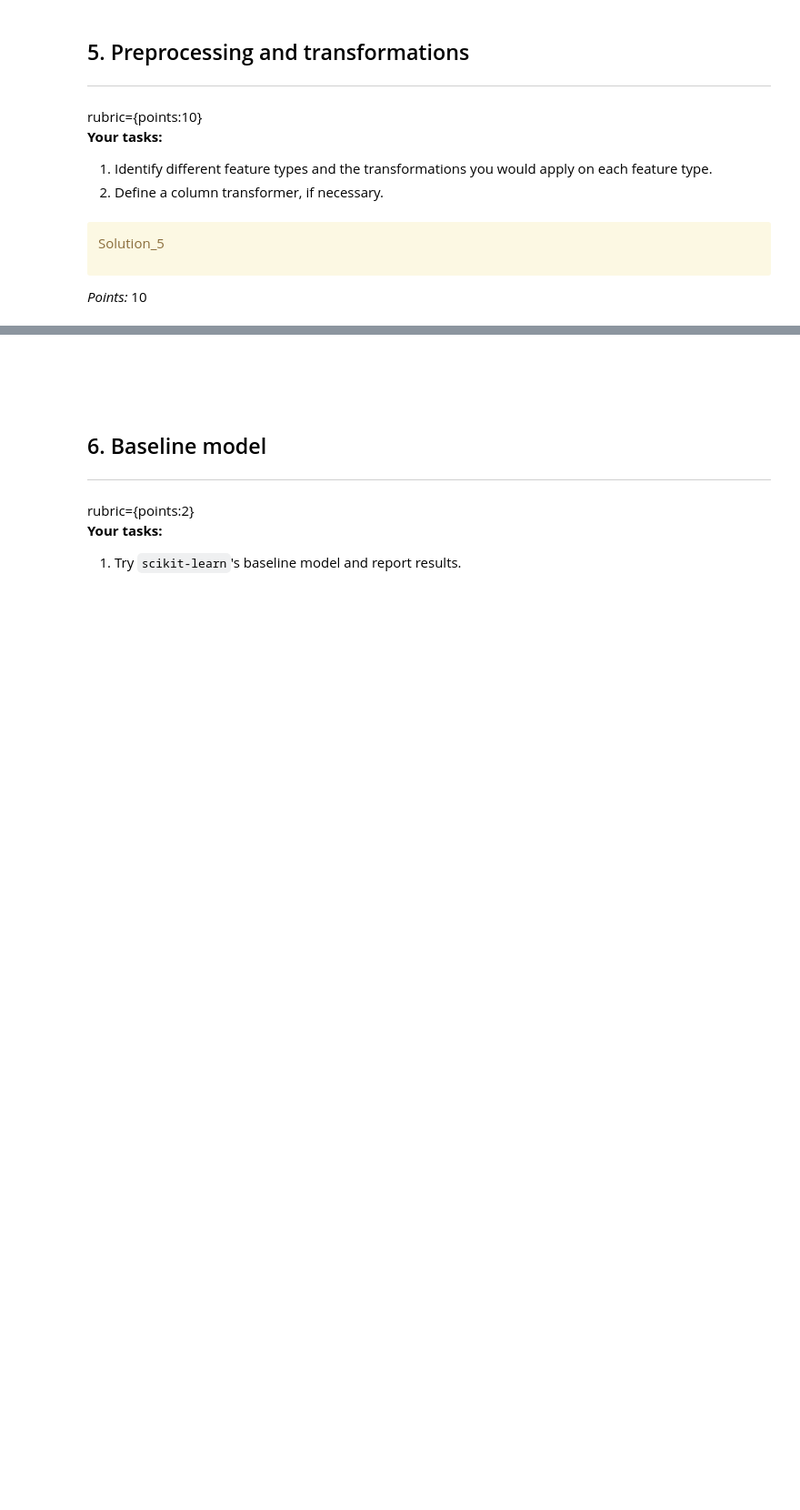
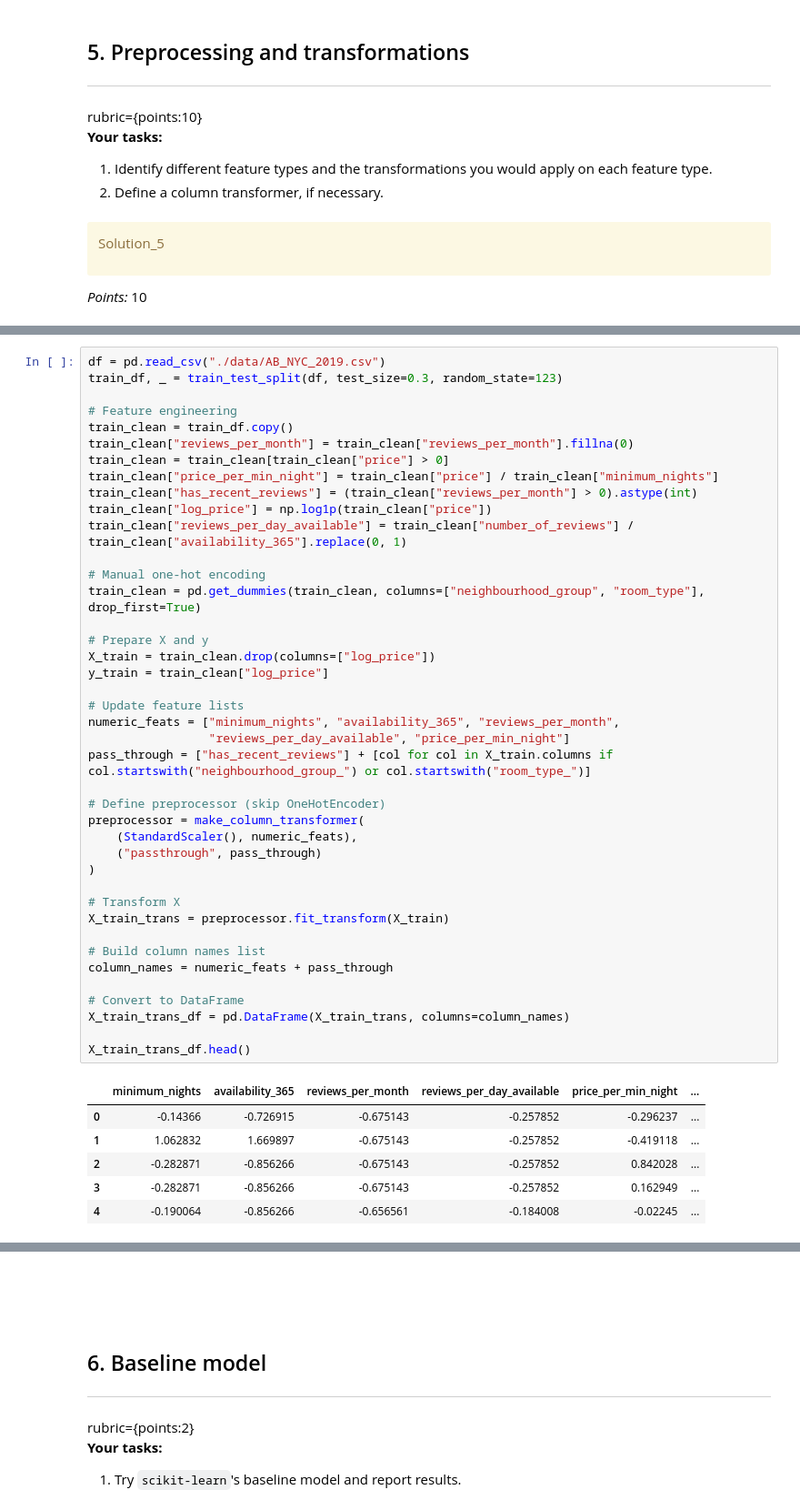
Before and after one commit to gracetownland/330hw5, a Jupyter notebook: hw5.ipynb, the cells around one changed output, grey strips where cells are left out. Shown: that part at 91% size. Saved outputs shown, nothing was run; the diff lists cells and outputs as text; blank space fills up the shorter version.

```diff
--- a/hw5.ipynb
+++ b/hw5.ipynb
@@ -333,2 +368,50 @@ _Points:_ 10
+# %%
+df = pd.read_csv("./data/AB_NYC_2019.csv")
+train_df, _ = train_test_split(df, test_size=0.3, random_state=123)
+
+# Feature engineering
+train_clean = train_df.copy()
+train_clean["reviews_per_month"] = train_clean["reviews_per_month"].fillna(0)
+train_clean = train_clean[train_clean["price"] > 0]
+train_clean["price_per_min_night"] = train_clean["price"] / train_clean["minimum_nights"]
+train_clean["has_recent_reviews"] = (train_clean["reviews_per_month"] > 0).astype(int)
+train_clean["log_price"] = np.log1p(train_clean["price"])
+train_clean["reviews_per_day_available"] = train_clean["number_of_reviews"] / train_clean["availability_365"].replace(0, 1)
+
+# Manual one-hot encoding
+train_clean = pd.get_dummies(train_clean, columns=["neighbourhood_group", "room_type"], drop_first=True)
+
+# Prepare X and y
+X_train = train_clean.drop(columns=["log_price"])
+y_train = train_clean["log_price"]
+
+# Update feature lists
+numeric_feats = ["minimum_nights", "availability_365", "reviews_per_month",
+                 "reviews_per_day_available", "price_per_min_night"]
+pass_through = ["has_recent_reviews"] + [col for col in X_train.columns if col.startswith("neighbourhood_group_") or col.startswith("room_type_")]
+
+# Define preprocessor (skip OneHotEncoder)
+preprocessor = make_column_transformer(
+    (StandardScaler(), numeric_feats),
+    ("passthrough", pass_through)
+)
+
+# Transform X
+X_train_trans = preprocessor.fit_transform(X_train)
+
+# Build column names list
+column_names = numeric_feats + pass_through
+
+# Convert to DataFrame
+X_train_trans_df = pd.DataFrame(X_train_trans, columns=column_names)
+
+X_train_trans_df.head()
+# %% [output]
+|  | minimum_nights | availability_365 | reviews_per_month | reviews_per_day_available | price_per_min_night | ... |
+| 0 | -0.14366 | -0.726915 | -0.675143 | -0.257852 | -0.296237 | ... |
+| 1 | 1.062832 | 1.669897 | -0.675143 | -0.257852 | -0.419118 | ... |
+| 2 | -0.282871 | -0.856266 | -0.675143 | -0.257852 | 0.842028 | ... |
+| 3 | -0.282871 | -0.856266 | -0.675143 | -0.257852 | 0.162949 | ... |
+| 4 | -0.190064 | -0.856266 | -0.656561 | -0.184008 | -0.02245 | ... |
 # %%
 ...
```
Also changed, not shown: parts of 32 cells of this notebook.
